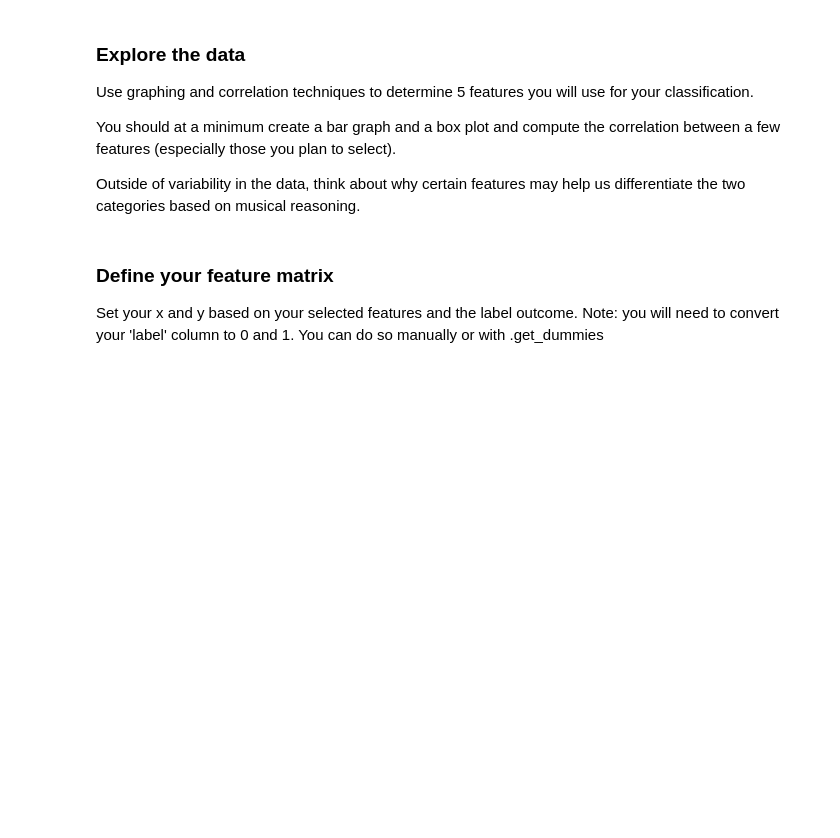
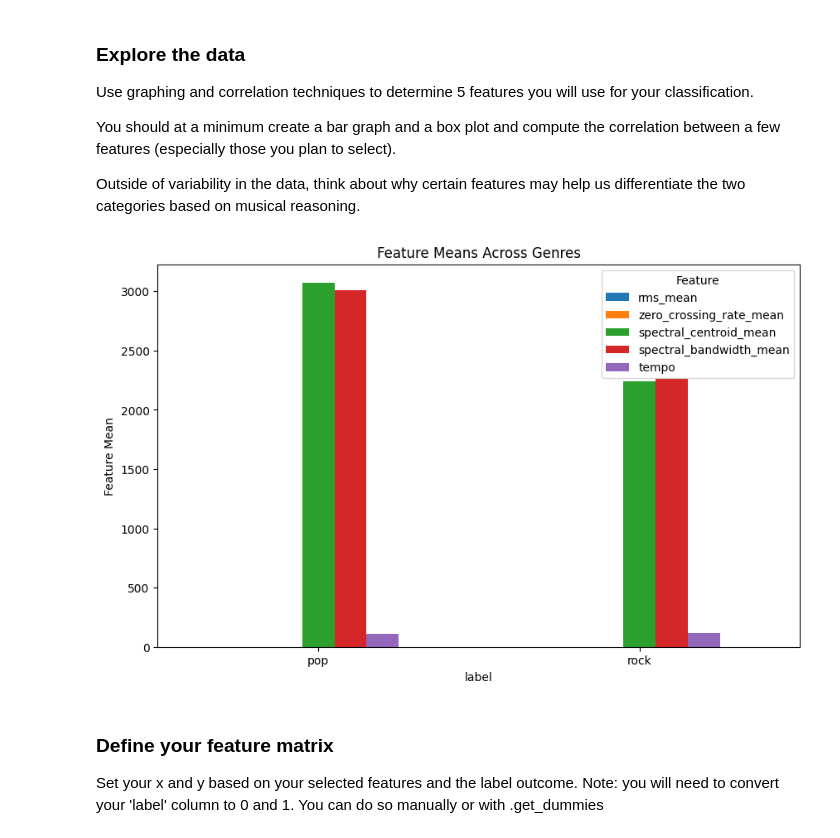
Before and after one commit to Micahlim19/AudioTechII, a Jupyter notebook: Activities/Activity7_PandasRegression.ipynb, the cells around one changed output. Drawn from its saved outputs; the diff is of its cells as text; code cells hidden in the pictures; blank space fills up the shorter version.

```diff
--- a/Activities/Activity7_PandasRegression.ipynb
+++ b/Activities/Activity7_PandasRegression.ipynb
@@ -8,3 +16,8 @@ In this activity, you will build a binomial classifier with logistic regression.
 ### Filter dataset
 
 First, read the csv into a dataframe. Then, create a new dataframe that only includes rock and pop samples.
+# %%
+df = pd.read_csv('../Datasets/features_30_sec.csv')
+genres = ['rock', 'pop']
+df = df[df['label'].isin(genres)]
+df
@@ -16,6 +43,25 @@ Use graphing and correlation techniques to determine 5 features you will use for
 You should at a minimum create a bar graph and a box plot and compute the correlation between a few features (especially those you plan to select).
 
 Outside of variability in the data, think about why certain features may help us differentiate the two categories based on musical reasoning.
+# %%
+grouped = df.groupby("label").mean(numeric_only=True)
+features = [
+    "rms_mean",
+    "zero_crossing_rate_mean",
+    "spectral_centroid_mean",
+    "spectral_bandwidth_mean",
+    "tempo"
+]
+
+grouped_features = grouped[features]
+grouped_features.plot.bar(figsize=(10, 6), title='Feature Mean by label')
+plt.ylabel("Feature Mean")
+plt.title("Feature Means Across Genres")
+plt.xticks(rotation=0)
+plt.legend(title="Feature")
+plt.show()
+# %% [output]
+[figure, added]
 # %% [markdown]
 ### Define your feature matrix
 
```
Also changed, not shown: parts of 2 cells of this notebook, 2 other files.
